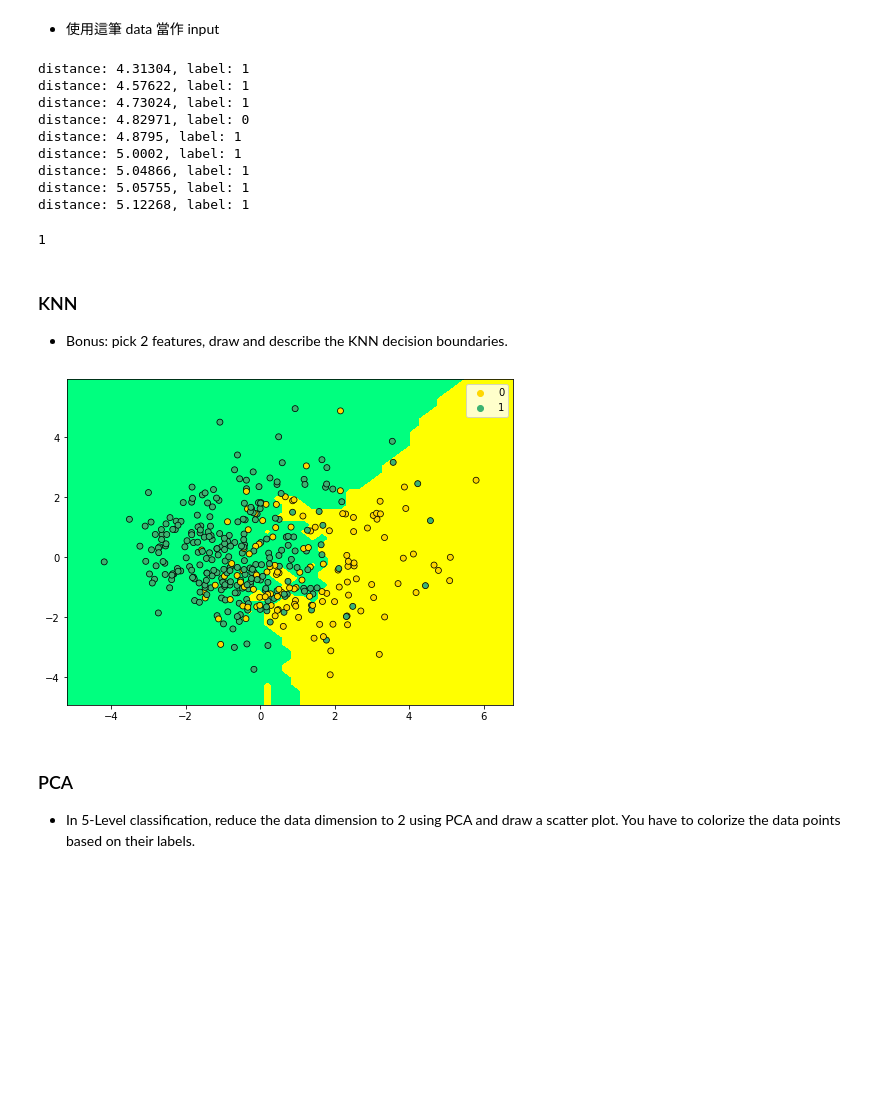
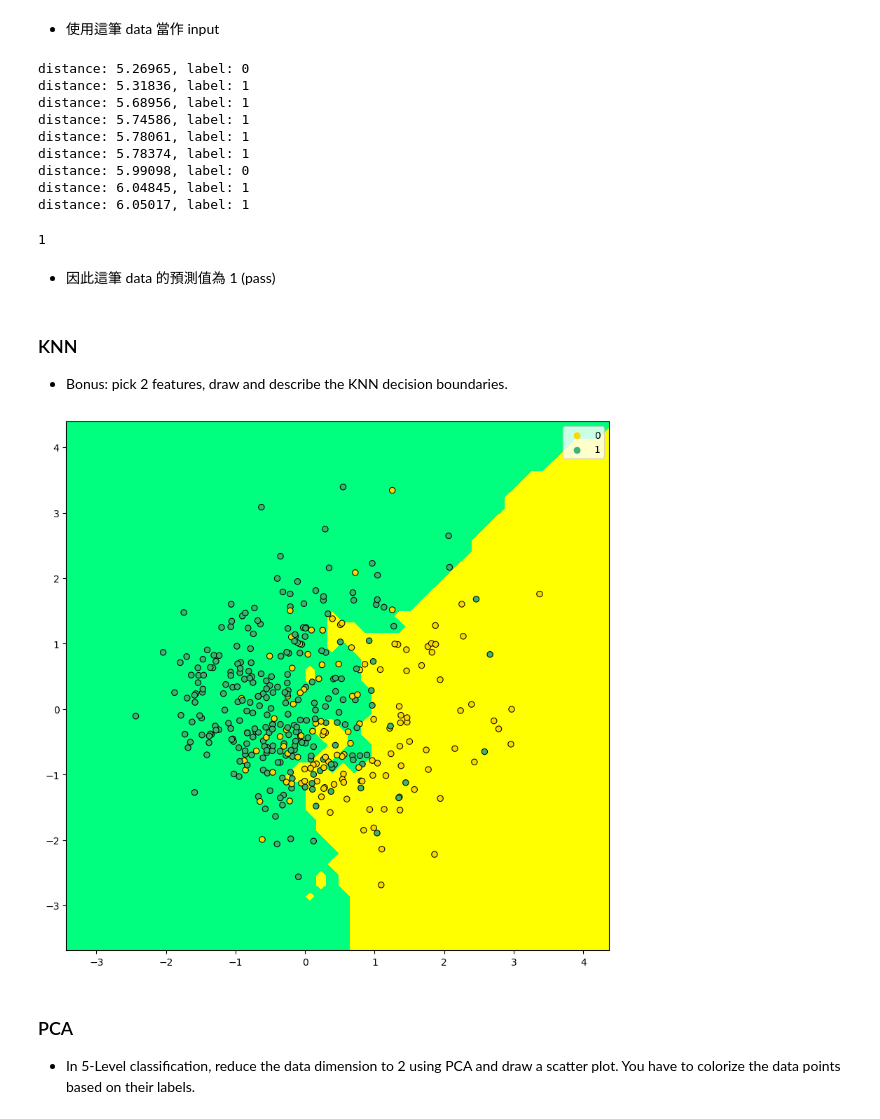
Before and after one commit to ee-chiu/ML-hw2, a Jupyter notebook: hw2.ipynb, the cells around one changed output. Drawn from its saved outputs; the diff is of its cells as text; code cells hidden in the pictures; blank space fills up the shorter version.

```diff
--- a/hw2.ipynb
+++ b/hw2.ipynb
@@ -86,7 +86,7 @@ y_5 = y_5.to_numpy()
 ## 3. Principal components analysis (PCA)
 # %%
 def getPCA(X, n):
-    pca = PCA(n_components = n, random_state = np.random.RandomState(seed = 1024)) #得到一個 PCA 的 object
+    pca = PCA(n_components = n, whiten = True, random_state = np.random.RandomState(seed = 1024)) #得到一個 PCA 的 object
     PCA_X = pca.fit(X).transform(X)
     return PCA_X
 # %%
@@ -461,55 +465,48 @@ for i in range(len(indices[0])):
     print("distance: {}, label: {}".format(round(distances[0][i], 5), y_2_train[indices[0][i]]))
     #顯示每個 neighbors 和 當前 data 的 distance 和 label
 # %% [output]
-distance: 4.31304, label: 1
-distance: 4.57622, label: 1
-distance: 4.73024, label: 1
-distance: 4.82971, label: 0
-distance: 4.8795, label: 1
-distance: 5.0002, label: 1
-distance: 5.04866, label: 1
-distance: 5.05755, label: 1
-distance: 5.12268, label: 1
+distance: 5.26965, label: 0
+distance: 5.31836, label: 1
+distance: 5.68956, label: 1
+distance: 5.74586, label: 1
+distance: 5.78061, label: 1
+distance: 5.78374, label: 1
+distance: 5.99098, label: 0
+distance: 6.04845, label: 1
+distance: 6.05017, label: 1
 # %%
 np.argmax(np.bincount(y_2_train[indices[0, :]])) # 得到鄰居中最多的 label
 # %% [output]
 1
+# %% [markdown]
+* 因此這筆 data 的預測值為 1 (pass)
 # %% [markdown]
 ### KNN
 * Bonus: pick 2 features, draw and describe the KNN decision boundaries.
 # %%
-PCA_X_2 = getPCA(X, 2)
-model = KNN(PCA_X_2, y_2, 9)
+PCA_X_2 = getPCA(X, 2) # 把 X 用 PCA 降到二維
+model = KNN(PCA_X_2, y_2, 9) #得到 K = 9 的 KNN model
 
-x_min, x_max = PCA_X_2[:, 0].min() - 1, PCA_X_2[:, 0].max() + 1
-y_min, y_max = PCA_X_2[:, 1].min() - 1, PCA_X_2[:, 1].max() + 1
-xx, yy = np.meshgrid(np.linspace(x_min, x_max, 50), np.linspace(y_min, y_max, 50))
+x_min, x_max = PCA_X_2[:, 0].min() - 1, PCA_X_2[:, 0].max() + 1 #得到第一個 dimension 的 min 跟 max
+y_min, y_max = PCA_X_2[:, 1].min() - 1, PCA_X_2[:, 1].max() + 1 #得到第二個 dimension 的 min 跟 max
+xx, yy = np.meshgrid(np.linspace(x_min, x_max, 50), np.linspace(y_min, y_max, 50)) # 得到兩個 50x50 的 matrix
 
-Z = model.predict(np.c_[xx.ravel(), yy.ravel()])
-Z = Z.reshape(xx.shape)
+Z = model.predict(np.c_[xx.ravel(), yy.ravel()]) # 透過 model 預測結果 Z
+Z = Z.reshape(xx.shape) # 把 Z reshape，等等畫圖才畫得上去
 
-# Put the result into a color plot
-plt.figure(figsize=(8, 6))
+plt.figure(figsize=(10, 10), dpi = 100) #決定 figure size 跟 解析度
 
-#ListedColormap(["yellow", "red", "cyan", "lime", "violet"])
-plt.contourf(xx, yy, Z, cmap = ListedColormap(["yellow", "springgreen"]))
-
-labels = []
-for y in y_2:
-    if y == 0:
-        labels.append("fail")
-    else:
-        labels.append("pass")
+plt.contourf(xx, yy, Z, cmap = ListedColormap(["yellow", "springgreen"])) # 畫出底色
 
 sns.scatterplot(x = PCA_X_2[:, 0], y = PCA_X_2[:, 1], hue = y_2,
-                palette = ["gold", "mediumseagreen"], alpha=1.0, edgecolor = "black")
+                palette = ["gold", "mediumseagreen"], alpha=1.0, edgecolor = "black") # 把 data 的點畫上去( 0 是 fail, 1 是 pass )（不知道為什麼把 label 標上去的話顏色會相反，所以就用 0,1 表示了）
 
-plt.xlim(xx.min(), xx.max())
-plt.ylim(yy.min(), yy.max())
+plt.xlim(xx.min(), xx.max()) # 決定 x 軸的上下限
+plt.ylim(yy.min(), yy.max()) # 決定 y 軸的上下限
 
-plt.show()
+plt.show() # 顯示圖片
 # %% [output]
-[figure, old version]
+[figure, new version]
 # %% [markdown]
 ### PCA
 * In 5-Level classification, reduce the data dimension to 2 using PCA and draw a scatter plot. You have to colorize the data points based on their labels.
```
Also changed, not shown: parts of 9 cells of this notebook, 1 other file.
